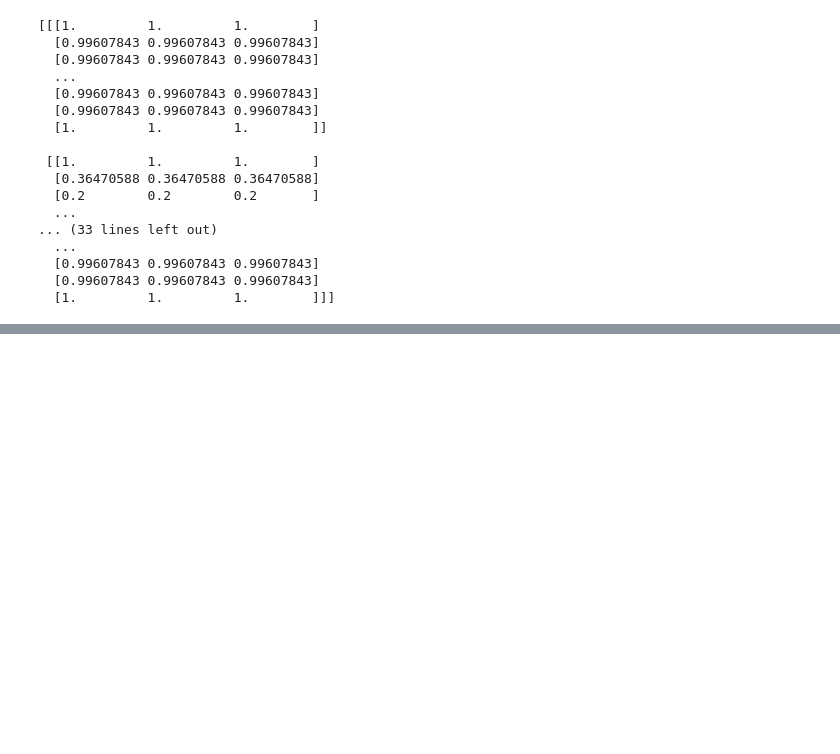
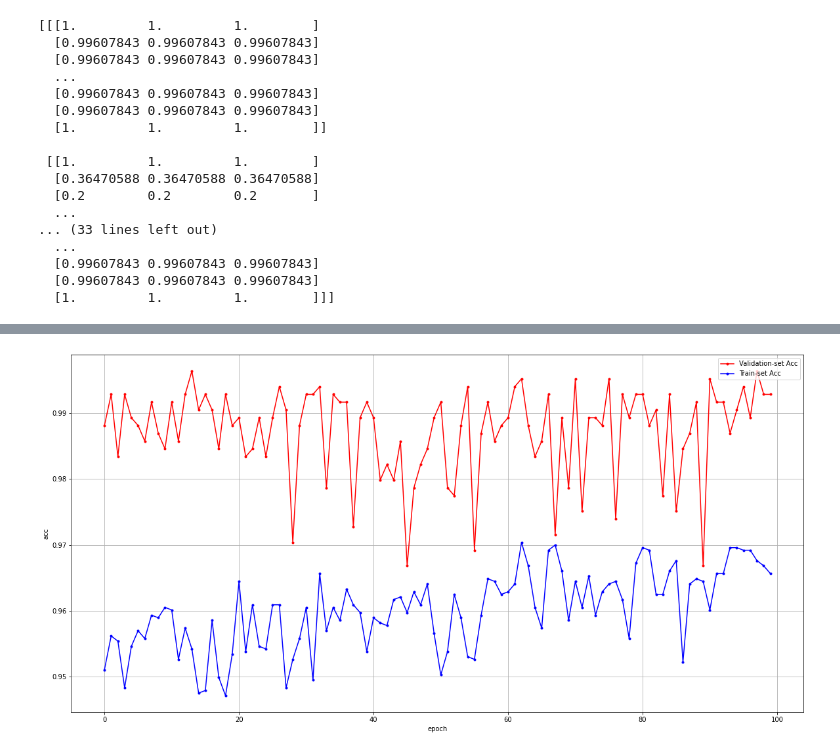
Before and after one commit to raccoon2389/mini_game_for_gaming_ai-bit, a Jupyter notebook: AI/Training.ipynb, the cells around one changed output, grey strips where cells are left out. Saved outputs shown, nothing was run; the diff lists cells and outputs as text; code cells hidden in the pictures; blank space fills up the shorter version.

```diff
--- a/AI/Training.ipynb
+++ b/AI/Training.ipynb
@@ -19,8 +16,6 @@ print(x[0])
 y = np.load("y.npy")
 predx = Image.open("../495.png").resize(((150,112)))
 predx= np.asarray(predx).reshape(1,112,150,3)
-
-y = np_utils.to_categorical(y)
 # %% [output]
 [[[1.         1.         1.        ]
   [0.99607843 0.99607843 0.99607843]
@@ -101,0 +98,2 @@ KeyboardInterrupt:
+# %%
+history = model.fit(x_train,y_train,batch_size=50,epochs=100,validation_split=0.25,callbacks=[m_check])
@@ -102,3 +119,36 @@ KeyboardInterrupt:
+# %%
+import matplotlib.pyplot as plt
+%matplotlib inline
+plt.rcParams['figure.figsize']=(20,10)
+
+acc = history.history['acc']
+val_acc = history.history['val_acc']
+y_vloss = history.history['val_loss']
+y_loss = history.history['loss']
+
+x_len = np.arange(len(y_loss))
+
+
+plt.plot(x_len, y_vloss, marker='.', c='red', label="Validation-set Loss")
+plt.plot(x_len, y_loss, marker='.', c='blue', label="Train-set Loss")
+
+plt.legend(loc='upper right')
+plt.grid()
+plt.xlabel('epoch')
+plt.ylabel('loss')
+plt.show()
+# %%
+
+plt.plot(x_len, val_acc, marker='.', c='red', label="Validation-set Acc")
+plt.plot(x_len, acc, marker='.', c='blue', label="Train-set Acc")
+
+plt.legend(loc='upper right')
+plt.grid()
+plt.xlabel('epoch')
+plt.ylabel('acc')
+plt.show()
+# %% [output]
+[figure, added]
 # %%
 predy = model.evaluate(x_test,y_test)
 print(predy)
```
Also changed, not shown: parts of 6 cells of this notebook, 1 other file.
